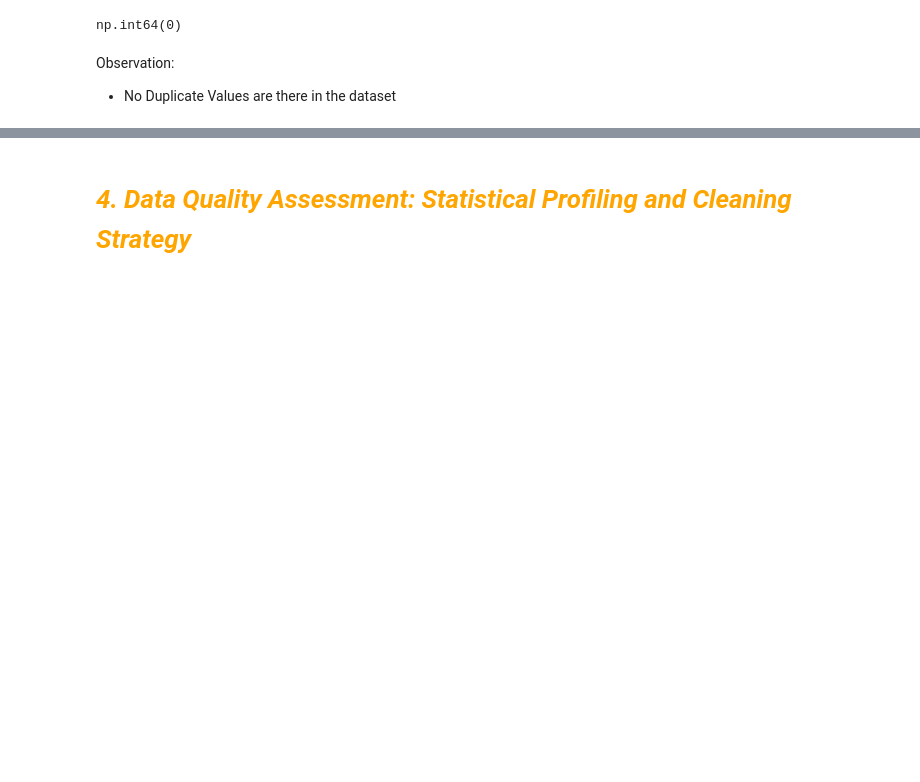
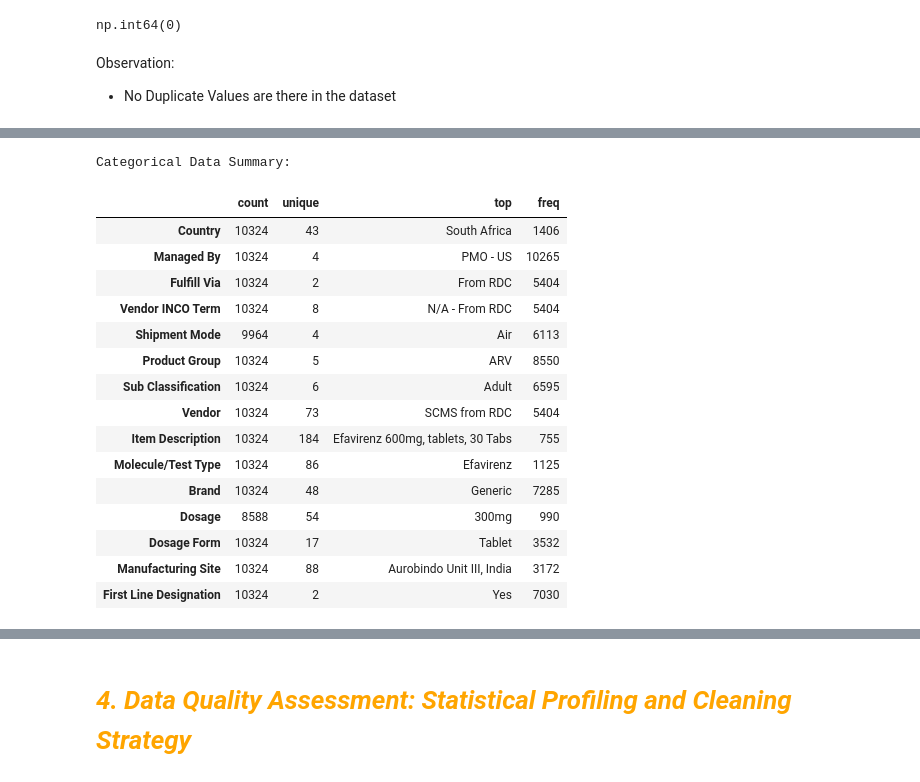
Before and after one commit to rashmiKumari03/Shipment-Price-Prediction, a Jupyter notebook: Notebook/Analyzing_Data.ipynb, the cells around one changed output, grey strips where cells are left out. Saved outputs shown, nothing was run; the diff lists cells and outputs as text; code cells hidden in the pictures; blank space fills up the shorter version.

```diff
--- a/Notebook/Analyzing_Data.ipynb
+++ b/Notebook/Analyzing_Data.ipynb
@@ -326,0 +706,23 @@ Segregation of Data into Numerical, Categorical, and Datetime Columns
+# %%
+# Categorical data summary
+categorical_summary = data.describe(include='object').T
+print("Categorical Data Summary:")
+categorical_summary
+# %% [output]
+Categorical Data Summary:
+|  | count | unique | top | freq |
+| Country | 10324 | 43 | South Africa | 1406 |
+| Managed By | 10324 | 4 | PMO - US | 10265 |
+| Fulfill Via | 10324 | 2 | From RDC | 5404 |
+| Vendor INCO Term | 10324 | 8 | N/A - From RDC | 5404 |
+| Shipment Mode | 9964 | 4 | Air | 6113 |
+| Product Group | 10324 | 5 | ARV | 8550 |
+| Sub Classification | 10324 | 6 | Adult | 6595 |
+| Vendor | 10324 | 73 | SCMS from RDC | 5404 |
+| Item Description | 10324 | 184 | Efavirenz 600mg, tablets, 30 Tabs | 755 |
+| Molecule/Test Type | 10324 | 86 | Efavirenz | 1125 |
+| Brand | 10324 | 48 | Generic | 7285 |
+| Dosage | 8588 | 54 | 300mg | 990 |
+| Dosage Form | 10324 | 17 | Tablet | 3532 |
+| Manufacturing Site | 10324 | 88 | Aurobindo Unit III, India | 3172 |
+| First Line Designation | 10324 | 2 | Yes | 7030 |
```
Also changed, not shown: parts of 58 cells of this notebook.
